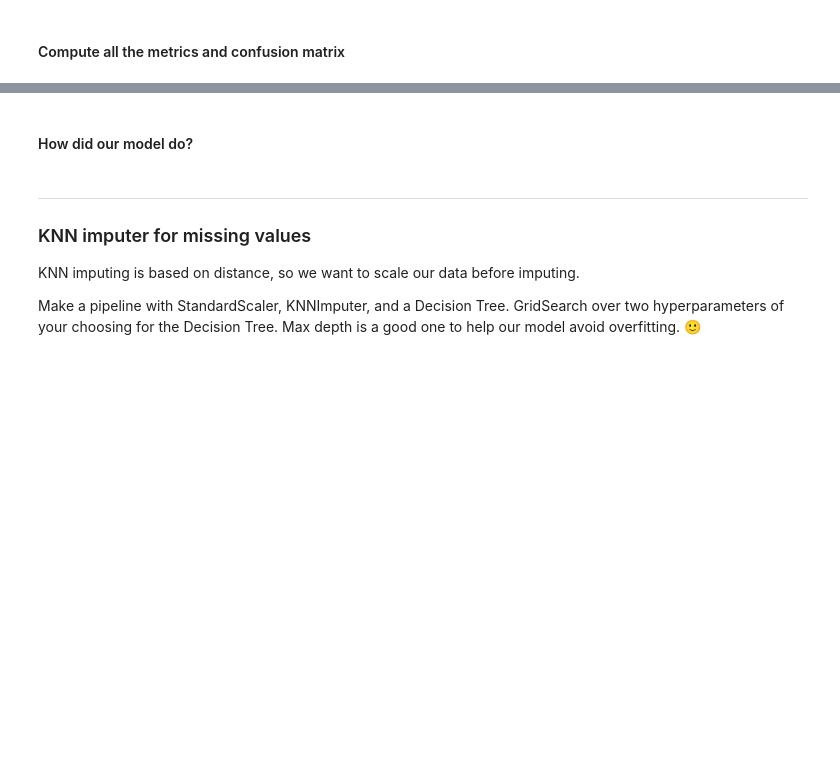
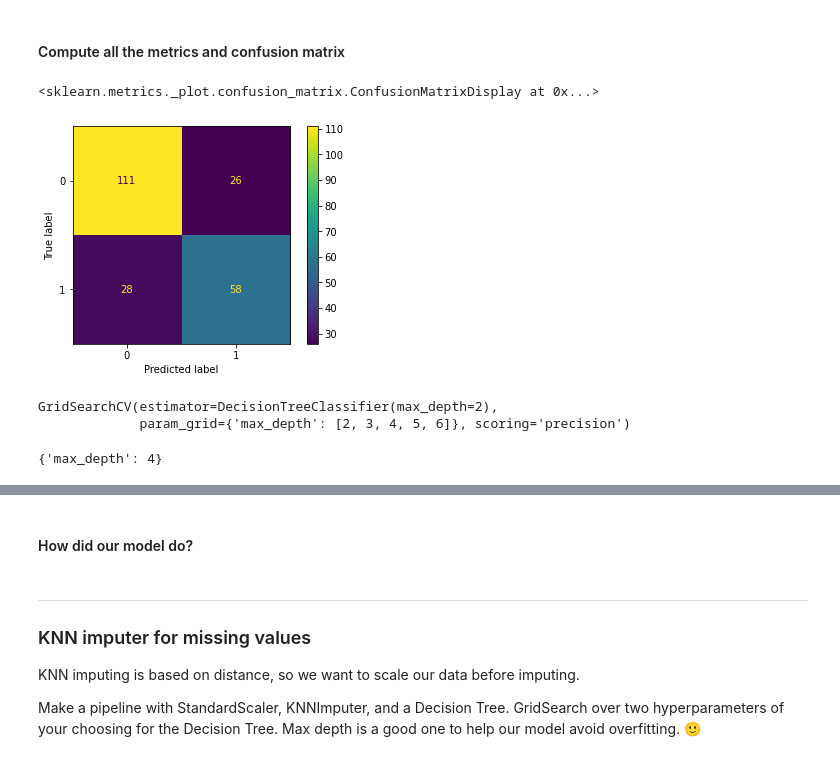
Before and after one commit to jfkoehler/DAT-02-14, a Jupyter notebook: ClassMaterial/Unit3/class_12/decision-trees-starter.ipynb, the cells around one changed output, grey strips where cells are left out. Saved outputs shown, nothing was run; the diff lists cells and outputs as text; code cells hidden in the pictures; blank space fills up the shorter version.

```diff
--- a/ClassMaterial/Unit3/class_12/decision-trees-starter.ipynb
+++ b/ClassMaterial/Unit3/class_12/decision-trees-starter.ipynb
@@ -346,0 +464,2 @@ Should standard scale first. We'll just go with this for now and add standard sc
+# %%
+X_test_ohe = transformer.transform(X_test)
@@ -347,3 +476,5 @@ Should standard scale first. We'll just go with this for now and add standard sc
+# %%
+X_test_filled = imputer.transform(X_test_ohe)
 # %% [markdown]
 ---
 #### Fit a classification tree with max_depth=2 on all data.
@@ -355,0 +512,5 @@ Should standard scale first. We'll just go with this for now and add standard sc
+# %%
+ConfusionMatrixDisplay.from_estimator(dtree, X_test_filled, y_test)
+# %% [output]
+<sklearn.metrics._plot.confusion_matrix.ConfusionMatrixDisplay at 0x...>
+[figure, added]
@@ -355,0 +523,9 @@ Should standard scale first. We'll just go with this for now and add standard sc
+# %%
+grid.fit(X_train_filled, y_train)
+# %% [output]
+GridSearchCV(estimator=DecisionTreeClassifier(max_depth=2),
+             param_grid={'max_depth': [2, 3, 4, 5, 6]}, scoring='precision')
+# %%
+grid.best_params_
+# %% [output]
+{'max_depth': 4}
```
Also changed, not shown: parts of 40 cells of this notebook, 16 other files.
